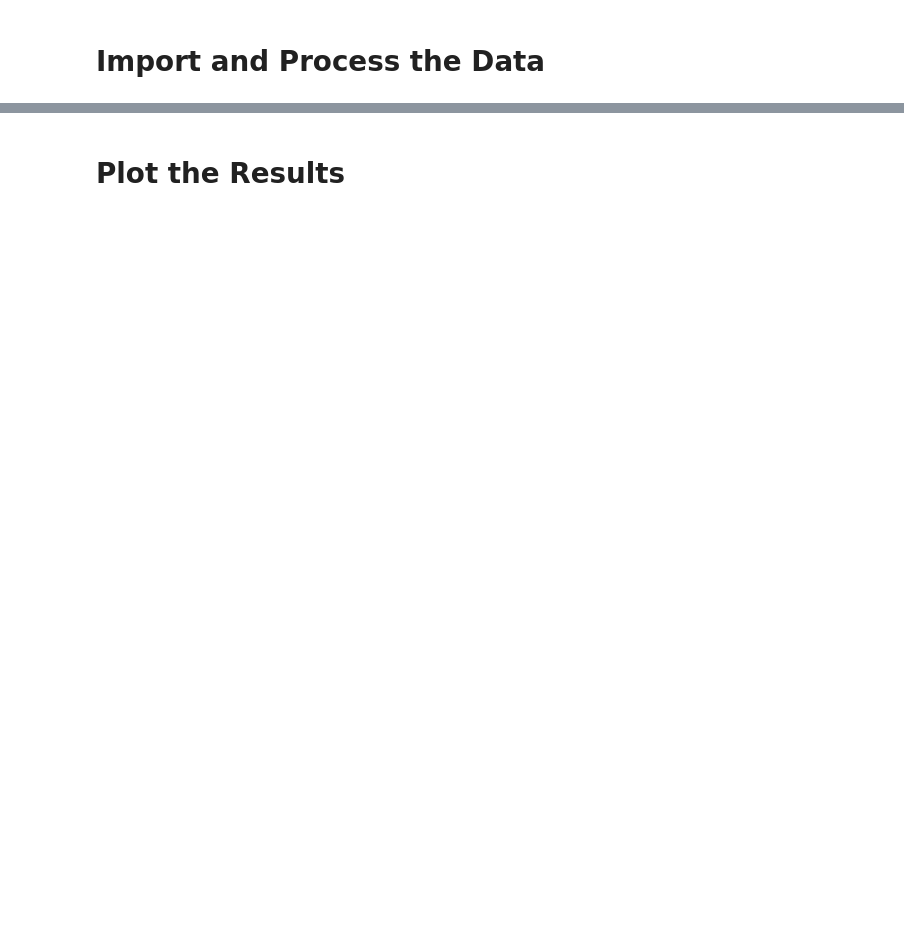
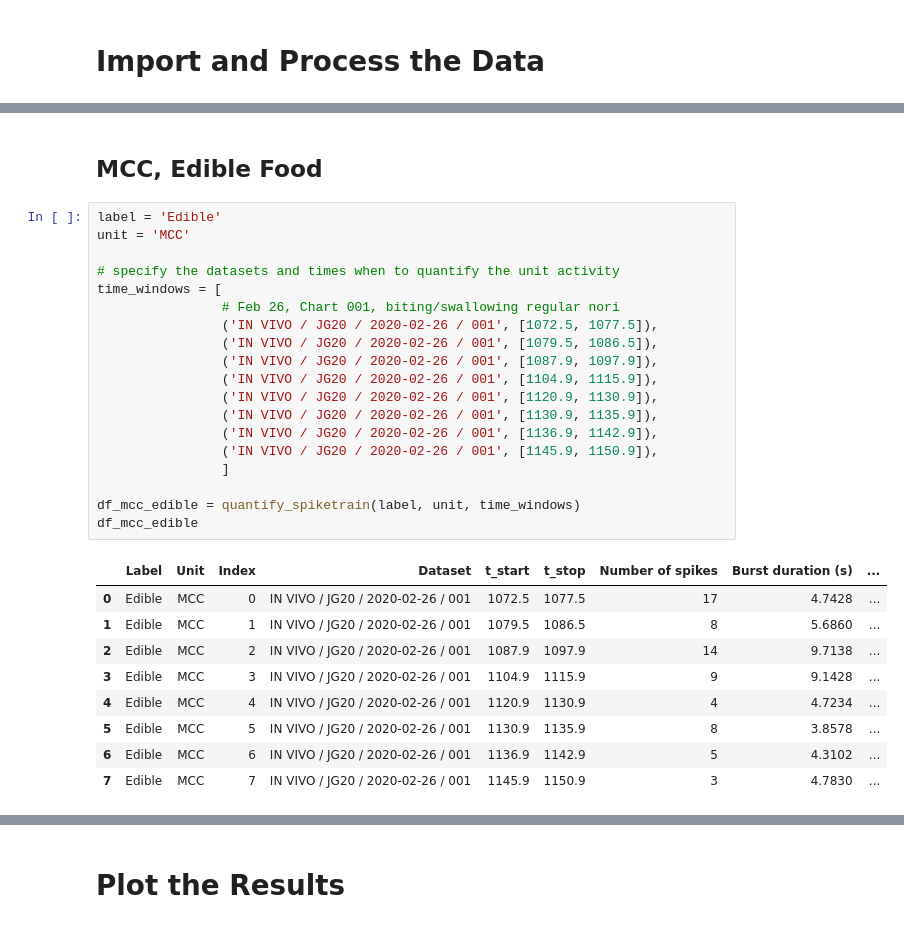
Before and after one commit to jpgill86/JG20-analysis, a Jupyter notebook: JG20_Analysis.ipynb, the cells around one changed output, grey strips where cells are left out. Drawn from its saved outputs; the diff is of its cells as text; blank space fills up the shorter version.

```diff
--- a/JG20_Analysis.ipynb
+++ b/JG20_Analysis.ipynb
@@ -215,0 +216,31 @@ df_inedible
+# %% [markdown]
+## MCC, Edible Food
+# %%
+label = 'Edible'
+unit = 'MCC'
+
+# specify the datasets and times when to quantify the unit activity
+time_windows = [
+                # Feb 26, Chart 001, biting/swallowing regular nori
+                ('IN VIVO / JG20 / 2020-02-26 / 001', [1072.5, 1077.5]),
+                ('IN VIVO / JG20 / 2020-02-26 / 001', [1079.5, 1086.5]),
+                ('IN VIVO / JG20 / 2020-02-26 / 001', [1087.9, 1097.9]),
+                ('IN VIVO / JG20 / 2020-02-26 / 001', [1104.9, 1115.9]),
+                ('IN VIVO / JG20 / 2020-02-26 / 001', [1120.9, 1130.9]),
+                ('IN VIVO / JG20 / 2020-02-26 / 001', [1130.9, 1135.9]),
+                ('IN VIVO / JG20 / 2020-02-26 / 001', [1136.9, 1142.9]),
+                ('IN VIVO / JG20 / 2020-02-26 / 001', [1145.9, 1150.9]),
+                ]
+
+df_mcc_edible = quantify_spiketrain(label, unit, time_windows)
+df_mcc_edible
+# %% [output]
+|  | Label | Unit | Index | Dataset | t_start | t_stop | Number of spikes | Burst duration (s) | ... |
+| 0 | Edible | MCC | 0 | IN VIVO / JG20 / 2020-02-26 / 001 | 1072.5 | 1077.5 | 17 | 4.7428 | ... |
+| 1 | Edible | MCC | 1 | IN VIVO / JG20 / 2020-02-26 / 001 | 1079.5 | 1086.5 | 8 | 5.6860 | ... |
+| 2 | Edible | MCC | 2 | IN VIVO / JG20 / 2020-02-26 / 001 | 1087.9 | 1097.9 | 14 | 9.7138 | ... |
+| 3 | Edible | MCC | 3 | IN VIVO / JG20 / 2020-02-26 / 001 | 1104.9 | 1115.9 | 9 | 9.1428 | ... |
+| 4 | Edible | MCC | 4 | IN VIVO / JG20 / 2020-02-26 / 001 | 1120.9 | 1130.9 | 4 | 4.7234 | ... |
+| 5 | Edible | MCC | 5 | IN VIVO / JG20 / 2020-02-26 / 001 | 1130.9 | 1135.9 | 8 | 3.8578 | ... |
+| 6 | Edible | MCC | 6 | IN VIVO / JG20 / 2020-02-26 / 001 | 1136.9 | 1142.9 | 5 | 4.3102 | ... |
+| 7 | Edible | MCC | 7 | IN VIVO / JG20 / 2020-02-26 / 001 | 1145.9 | 1150.9 | 3 | 4.7830 | ... |
```
Also changed, not shown: parts of 15 cells of this notebook.
